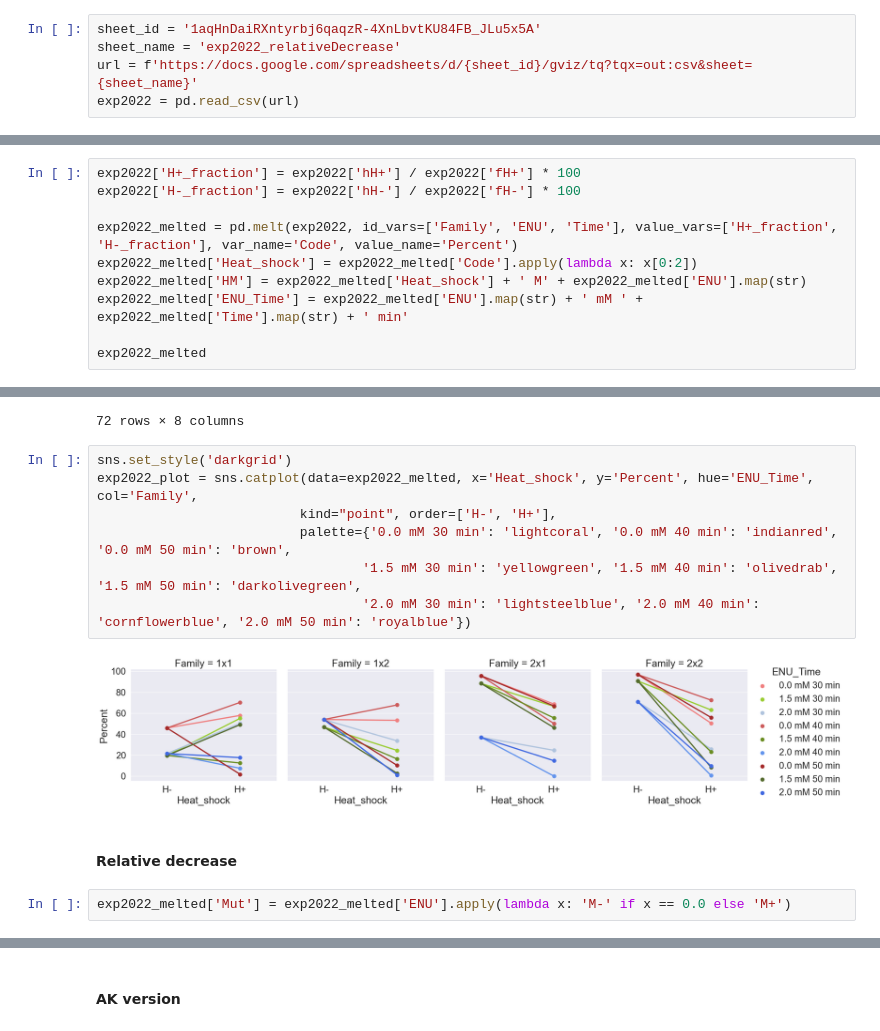
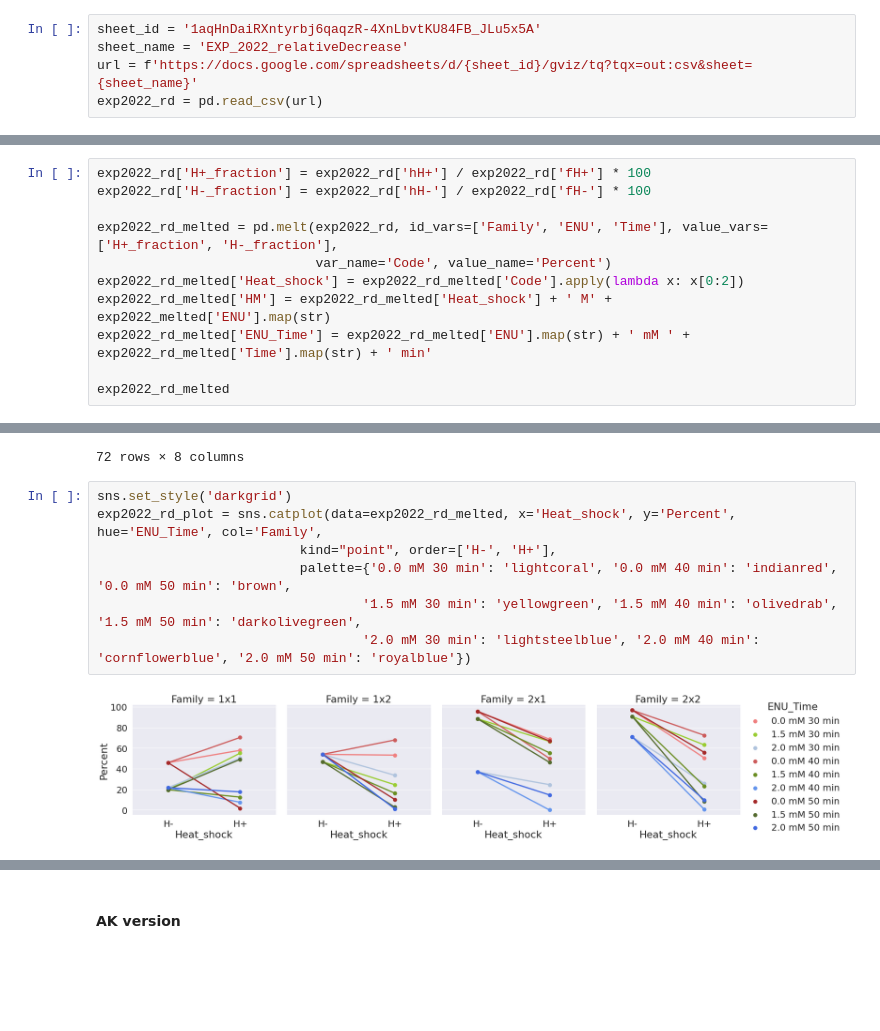
Before and after one commit to mitoclub/fish-strong-purifying-selection, a Jupyter notebook: notebooks/table_3_5_visualisation.ipynb, the cells around one changed output, grey strips where cells are left out. Drawn from its saved outputs; the diff is of its cells as text; blank space fills up the shorter version.

```diff
--- a/notebooks/table_3_5_visualisation.ipynb
+++ b/notebooks/table_3_5_visualisation.ipynb
@@ -7,7 +10,7 @@ import numpy as np
 ## Exp 2022 (1A)
 # %%
 sheet_id = '1aqHnDaiRXntyrbj6qaqzR-4XnLbvtKU84FB_JLu5x5A'
-sheet_name = 'exp2022_relativeDecrease'
+sheet_name = 'EXP_2022_relativeDecrease'
 url = f'https://docs.google.com/spreadsheets/d/{sheet_id}/gviz/tq?tqx=out:csv&sheet={sheet_name}'
-exp2022 = pd.read_csv(url)
+exp2022_rd = pd.read_csv(url)
 # %%
@@ -31,15 +34,16 @@ exp2022
 | 34 | 2x2 | 1.5 | 50 | 119 | 10 | 64 | 58 | 0.093 |
 | 35 | 2x2 | 2.0 | 50 | 102 | 10 | 151 | 107 | 0.138 |
 # %%
-exp2022['H+_fraction'] = exp2022['hH+'] / exp2022['fH+'] * 100
-exp2022['H-_fraction'] = exp2022['hH-'] / exp2022['fH-'] * 100
+exp2022_rd['H+_fraction'] = exp2022_rd['hH+'] / exp2022_rd['fH+'] * 100
+exp2022_rd['H-_fraction'] = exp2022_rd['hH-'] / exp2022_rd['fH-'] * 100
 
-exp2022_melted = pd.melt(exp2022, id_vars=['Family', 'ENU', 'Time'], value_vars=['H+_fraction', 'H-_fraction'], var_name='Code', value_name='Percent')
-exp2022_melted['Heat_shock'] = exp2022_melted['Code'].apply(lambda x: x[0:2])
-exp2022_melted['HM'] = exp2022_melted['Heat_shock'] + ' M' + exp2022_melted['ENU'].map(str)
-exp2022_melted['ENU_Time'] = exp2022_melted['ENU'].map(str) + ' mM ' + exp2022_melted['Time'].map(str) + ' min'
+exp2022_rd_melted = pd.melt(exp2022_rd, id_vars=['Family', 'ENU', 'Time'], value_vars=['H+_fraction', 'H-_fraction'],
+                            var_name='Code', value_name='Percent')
+exp2022_rd_melted['Heat_shock'] = exp2022_rd_melted['Code'].apply(lambda x: x[0:2])
+exp2022_rd_melted['HM'] = exp2022_rd_melted['Heat_shock'] + ' M' + exp2022_melted['ENU'].map(str)
+exp2022_rd_melted['ENU_Time'] = exp2022_rd_melted['ENU'].map(str) + ' mM ' + exp2022_rd_melted['Time'].map(str) + ' min'
 
-exp2022_melted
+exp2022_rd_melted
 # %% [output]
 |  | Family | ENU | Time | Code | Percent | Heat_shock | HM | ENU_Time |
 | 0 | 1x1 | 0.0 | 30 | H+_fraction | 57.851240 | H+ | H+ M0.0 | 0.0 mM 30 min |
@@ -56,14 +60,10 @@ exp2022_melted
 72 rows × 8 columns
 # %%
 sns.set_style('darkgrid')
-exp2022_plot = sns.catplot(data=exp2022_melted, x='Heat_shock', y='Percent', hue='ENU_Time', col='Family',
+exp2022_rd_plot = sns.catplot(data=exp2022_rd_melted, x='Heat_shock', y='Percent', hue='ENU_Time', col='Family',
                           kind="point", order=['H-', 'H+'],
                           palette={'0.0 mM 30 min': 'lightcoral', '0.0 mM 40 min': 'indianred', '0.0 mM 50 min': 'brown',
                                   '1.5 mM 30 min': 'yellowgreen', '1.5 mM 40 min': 'olivedrab', '1.5 mM 50 min': 'darkolivegreen',
                                   '2.0 mM 30 min': 'lightsteelblue', '2.0 mM 40 min': 'cornflowerblue', '2.0 mM 50 min': 'royalblue'})
 # %% [output]
-[figure, old version]
+[figure, new version]
-# %% [markdown]
-#### Relative decrease
-# %%
-exp2022_melted['Mut'] = exp2022_melted['ENU'].apply(lambda x: 'M-' if x == 0.0 else 'M+')
```
Also changed, not shown: parts of 42 cells of this notebook, 22 other files.
